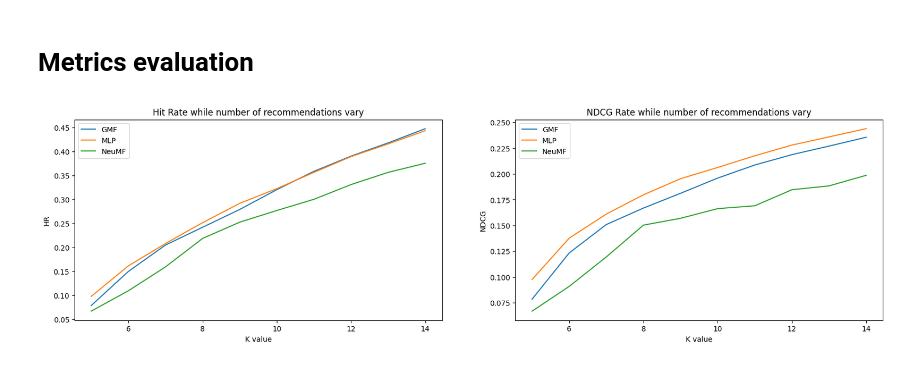
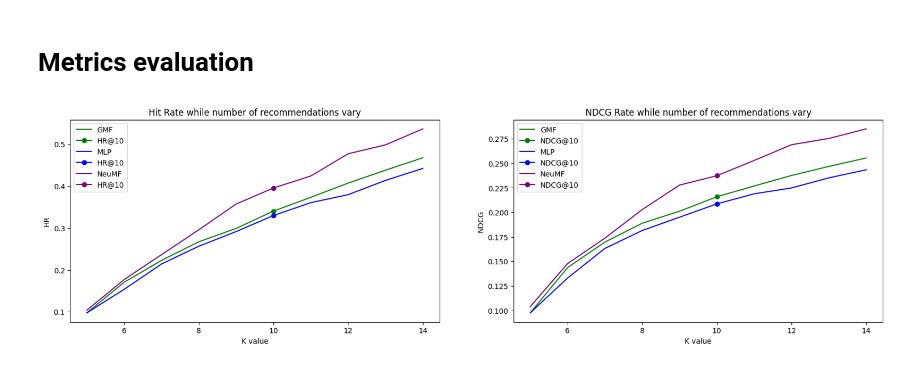
Before and after one commit to agoniko/Neural-Collaborative-Filtering, a Jupyter notebook: Assignment1.ipynb, the cells around one changed output. Cells and saved outputs as stored; diff of their text form; code cells hidden in the pictures.

```diff
--- a/Assignment1.ipynb
+++ b/Assignment1.ipynb
@@ -793,8 +759,8 @@ def model_evaluation(models_dict, test_loader, k_range = range(5, 15), device =
   return HR_result, NDCG_result
 # %%
 mlp_model = torch.load(MODEL_PATH + "MLP16.pt", map_location = device)
-gmf_model = torch.load(MODEL_PATH + "GMF16.pt", map_location = device)
-nmf_model = torch.load(MODEL_PATH + "NeuMF16.pt", map_location = device)
+gmf_model = torch.load(MODEL_PATH + "GMF8.pt", map_location = device)
+nmf_model = torch.load(MODEL_PATH + "NeuMF8.pt", map_location = device)
 mlp_model = mlp_model.to(device)
 gmf_model = gmf_model.to(device)
 nmf_model = nmf_model.to(device)
@@ -804,19 +770,22 @@ HR, NDCG = model_evaluation(models_dict, test_loader, device = device)
 # %%
 import matplotlib.pyplot as plt
 fig, (hr_ax, ndcg_ax) = plt.subplots(1,2, figsize = (20, 5))
+colors = ["green", "blue", "purple"]
+for num, i in enumerate(HR.columns):
+  hr_ax.plot(HR[i], label = i, color = colors[num])
+  ndcg_ax.plot(NDCG[i], label = i, color = colors[num])
+  hr_ax.plot([10],[HR[i][10]], marker = "o", color = colors[num], label = "HR@10")
+  ndcg_ax.plot([10],[NDCG[i][10]], marker = "o", color = colors[num], label = "NDCG@10")
 
-for i in HR.columns:
-  hr_ax.plot(HR[i], label = i)
-  ndcg_ax.plot(NDCG[i], label = i)
 
 hr_ax.set_title("Hit Rate while number of recommendations vary")
 ndcg_ax.set_title("NDCG Rate while number of recommendations vary")
 hr_ax.set_ylabel("HR")
 hr_ax.set_xlabel("K value")
 ndcg_ax.set_ylabel("NDCG")
 ndcg_ax.set_xlabel("K value")
 hr_ax.legend()
 ndcg_ax.legend()
 plt.show()
 # %% [output]
-[figure, old version]
+[figure, new version]
```
Also changed, not shown: parts of 16 cells of this notebook, 17 other files.
